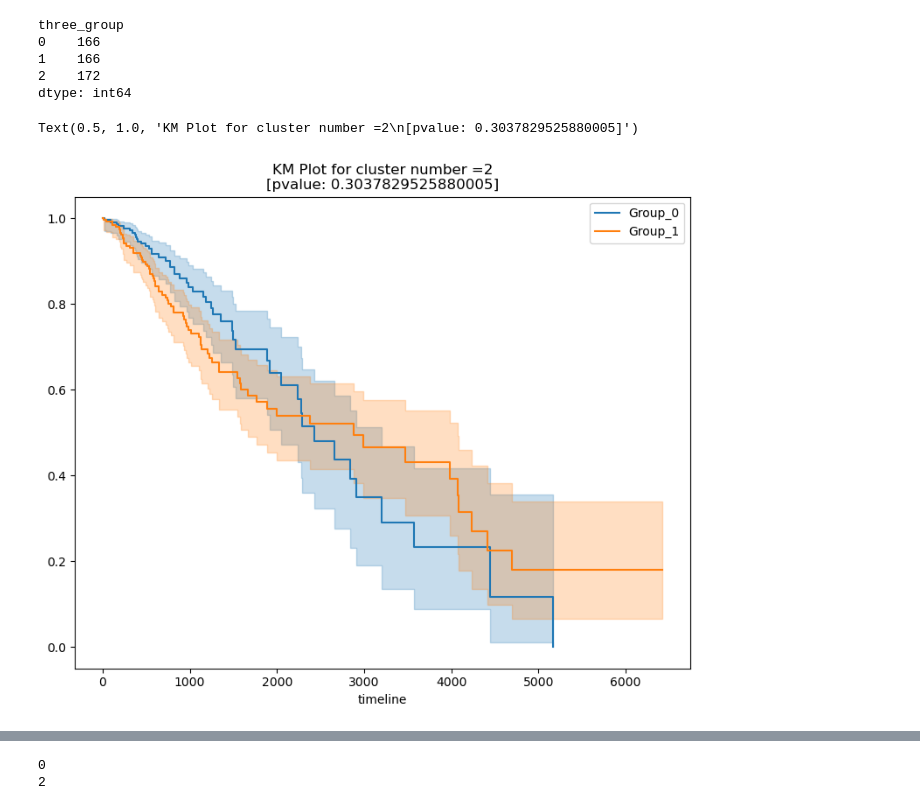
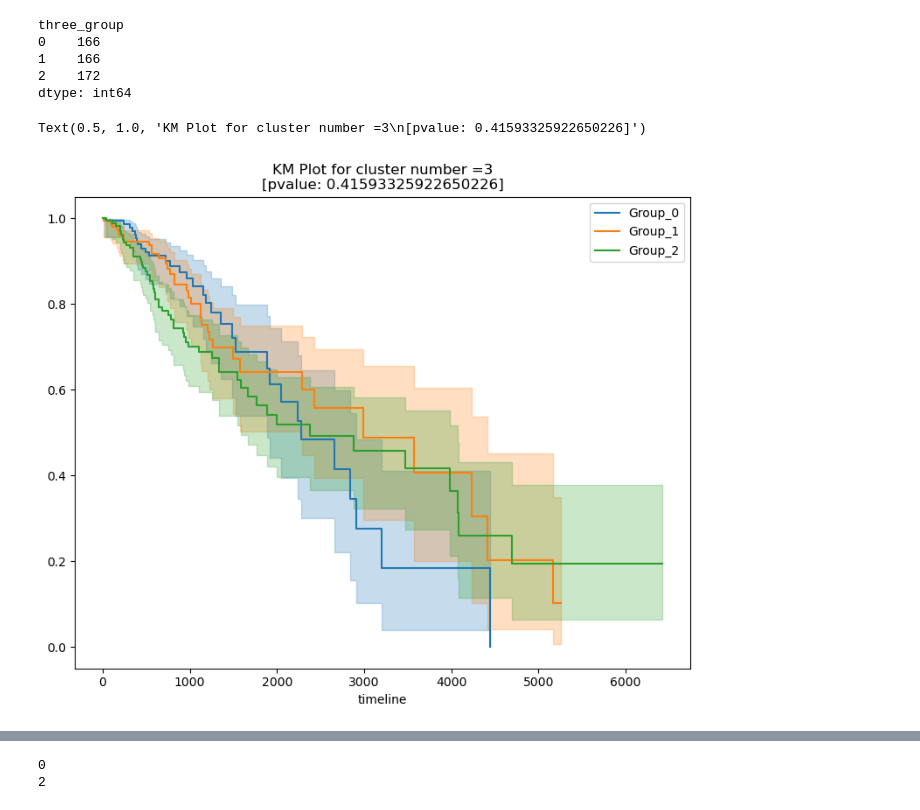
Before and after one commit to duttaprat/Postdoc, a Jupyter notebook: Collab_code/survival_plot.ipynb, the cells around one changed output, grey strips where cells are left out. Drawn from its saved outputs; the diff is of its cells as text; code cells hidden in the pictures.

Commit message:
density_plot

```diff
--- a/Collab_code/survival_plot.ipynb
+++ b/Collab_code/survival_plot.ipynb
@@ -12,11 +13,11 @@ INPUT_FILENAME = "lgg_gbm_gtex.csv"
 # %%
-df = pd.read_csv(INPUT_PATH+"/"+INPUT_FILENAME, sep= ",", decimal=',')
-df = df.rename(columns={'transcript': 'sample'})
-df= df.set_index('sample')
-df = df.transpose()
-df = df.astype(float)
+df = pd.read_csv(INPUT_PATH+"/"+INPUT_FOLDERNAME+"/"+INPUT_FILENAME, sep= " ")
+df.rename(columns={'status': 'sample_group'}, inplace=True)
+#df= df.set_index('sample')
+# df = df.transpose()
+# df = df.astype(float)
 # df = df.reset_index(drop=True)
 # df = df.rename(columns={'index': 'sample'})
-# df  =df.set_index('sample')
-df
+df  =df.set_index('sample')
+df.head()
 # %% [output]
@@ -50,3 +66,0 @@ Index(['GTEX-1117F-3226-SM-5N9CT', 'GTEX-111FC-3126-SM-5GZZ2',
-# %%
-df_pheno = pd.read_csv("/data/projects/shared_data/collab_data/subsample/boxplot_data/lgg_gbm_gtex_pheno.csv", sep= ",")
-df['sample_group'] = df_pheno['status'].to_list()
@@ -86,6 +85,6 @@ df_lgg
 509 rows × 11 columns
 # %%
-CANCER="GBM"
+CANCER="GBMLGG"
 # %%
 host = xena.PUBLIC_HUBS['tcgaHub']
 dataset = 'survival/{}_survival.txt'.format(CANCER)
@@ -122,8 +121,8 @@ df_status
 # %%
 #print(df_status.shape, df_gbm.shape)
 #df_merge = pd.merge(df_gbm, df_status, on='sample')
-df_merge = df_gbm.merge(df_status, left_index=True, right_index=True)
-df_merge.head()
-#df_merge.shape
-#print(df_merge.groupby(['status']).size())
+df_merge = df_lgg.merge(df_status, left_index=True, right_index=True)
+print(df_merge.head())
+print(df_merge.shape)
+print(df_merge.groupby(['status']).size())
 # %% [output]
@@ -191,22 +202,22 @@ dtype: int64
 # %%
 plt.figure(figsize=(20,7))
 kmf = KaplanMeierFitter()
-k=2
+k=3
 ax = plt.subplot(1, 2, k - 1)
 for i in range(k):
-    col_name = 'two_group'
+    col_name = 'three_group'
     T =  df_ENST[df_ENST[col_name]==i]['time'].to_list()
     E =  df_ENST[ df_ENST[col_name]==i]['status'].to_list()
     kmf.fit(T, E, label="Group_"+str(i))
     ax = kmf.plot_survival_function(ax=ax)
 result = multivariate_logrank_test(df_ENST['time'], df_ENST[col_name], df_ENST['status'])
 # #print("##",result.test_statistic)
 # print(k,result.p_value)
 #print("IO",result.print_summary())
 plt.title("KM Plot for cluster number ="+str(k)+"\n[pvalue: {}]".format(result.p_value))
 # %% [output]
-Text(0.5, 1.0, 'KM Plot for cluster number =2\n[pvalue: 0.3037829525880005]')
+Text(0.5, 1.0, 'KM Plot for cluster number =3\n[pvalue: 0.41593325922650226]')
-[figure, old version]
+[figure, new version]
 # %%
 df_ENST_quartile = df_ENST[df_ENST['three_group']!=1 ]
 df_ENST_quartile
```
Also changed, not shown: parts of 13 cells of this notebook, 4 other files.
